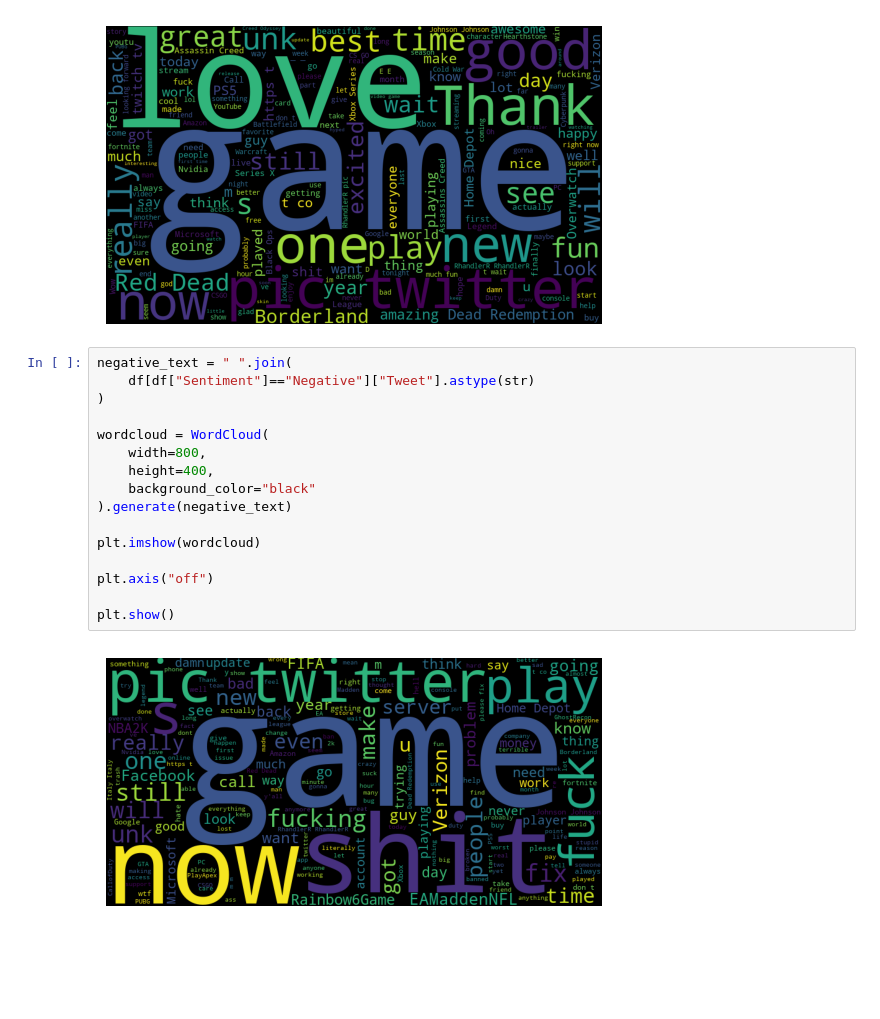
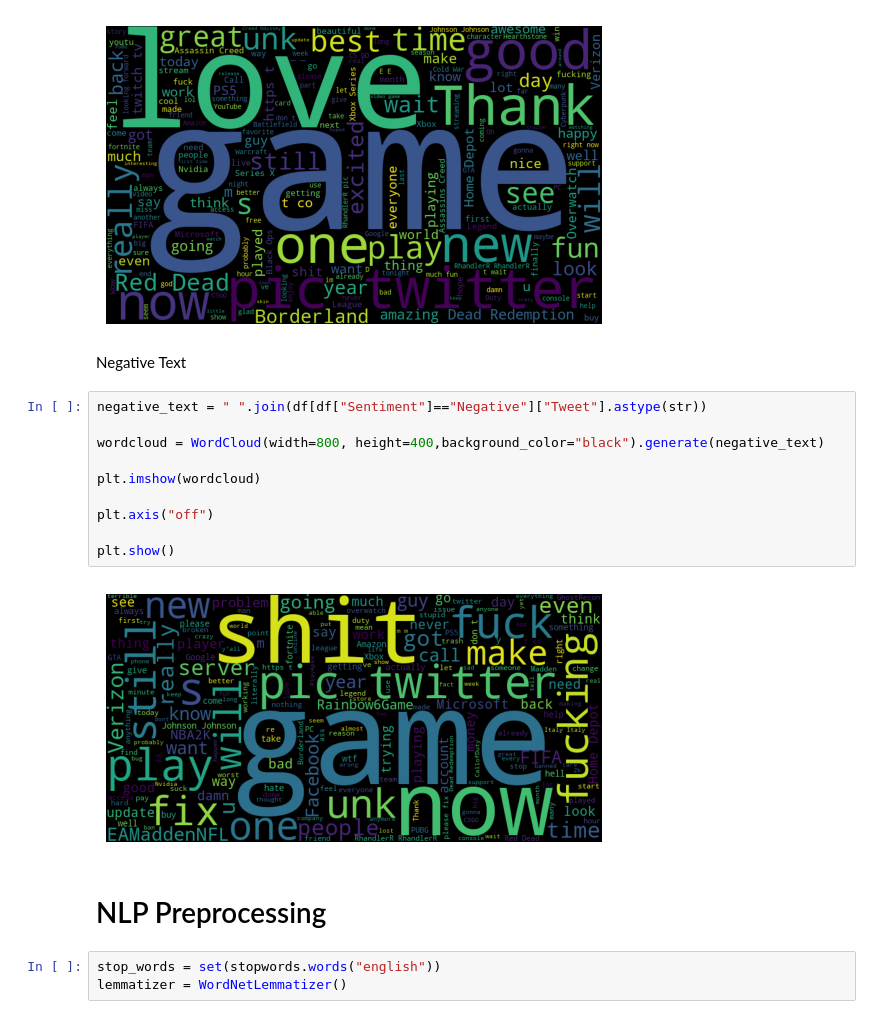
Before and after one commit to samifahim07/Twitter-Sentiment-Analysis-using-Machine-Learning, a Jupyter notebook: Twitter-sentiment.ipynb, the cells around one changed output. Saved outputs shown, nothing was run; the diff lists cells and outputs as text; blank space fills up the shorter version.

```diff
--- a/Twitter-sentiment.ipynb
+++ b/Twitter-sentiment.ipynb
@@ -157,21 +160,22 @@ plt.axis("off")
 plt.show()
 # %% [output]
 [figure]
+# %% [markdown]
+Negative Text
 # %%
-negative_text = " ".join(
-    df[df["Sentiment"]=="Negative"]["Tweet"].astype(str)
-)
+negative_text = " ".join(df[df["Sentiment"]=="Negative"]["Tweet"].astype(str))
 
-wordcloud = WordCloud(
-    width=800,
-    height=400,
-    background_color="black"
-).generate(negative_text)
+wordcloud = WordCloud(width=800, height=400,background_color="black").generate(negative_text)
 
 plt.imshow(wordcloud)
 
 plt.axis("off")
 
 plt.show()
 # %% [output]
-[figure, old version]
+[figure, new version]
+# %% [markdown]
+# NLP Preprocessing
+# %%
+stop_words = set(stopwords.words("english"))
+lemmatizer = WordNetLemmatizer()
```
Also changed, not shown: parts of 2 cells of this notebook.
